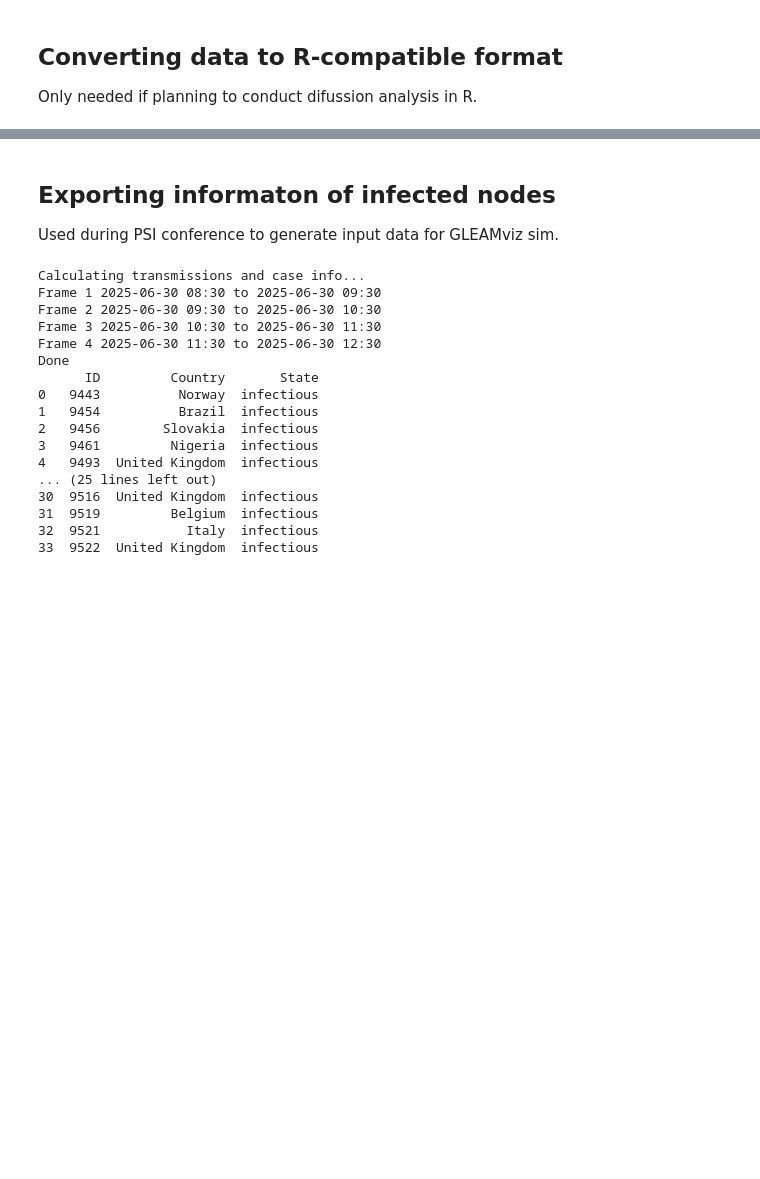
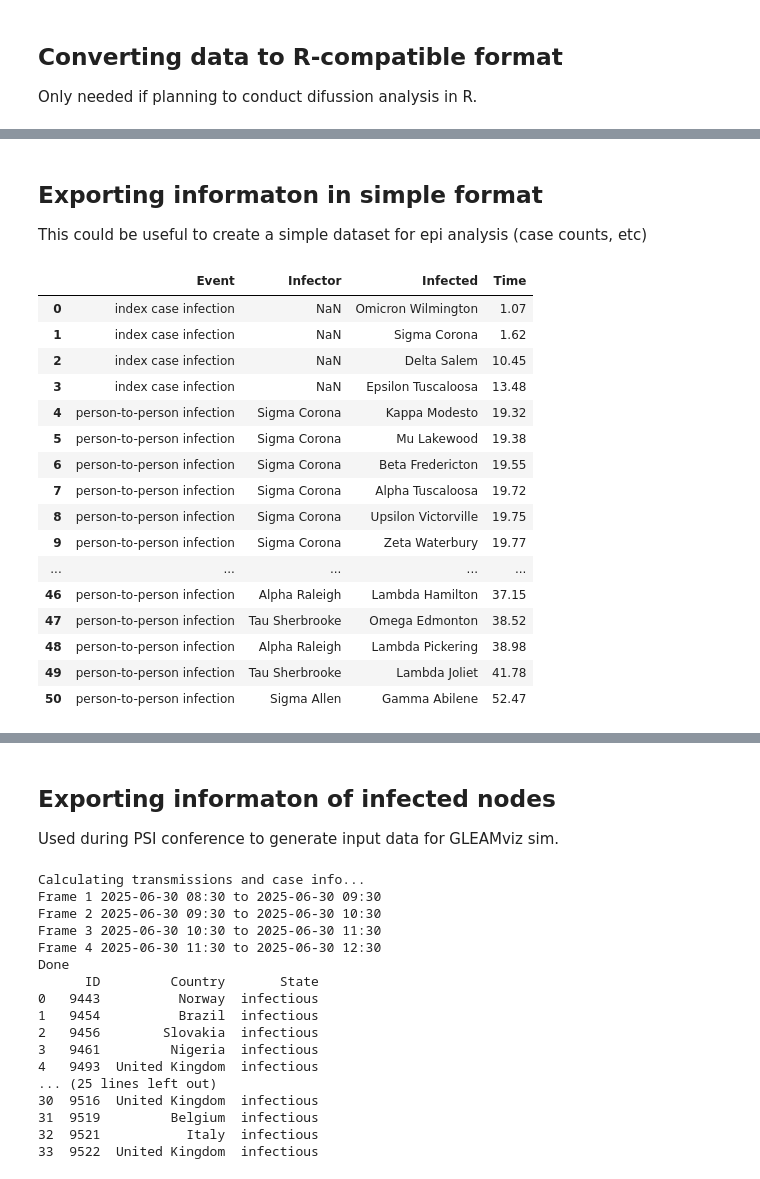
Before and after one commit to colabobio/epigames-analysis, a Jupyter notebook: 1-data-parsing.ipynb, the cells around one changed output, grey strips where cells are left out. Cells and saved outputs as stored; diff of their text form; code cells hidden in the pictures; blank space fills up the shorter version.

Commit message:
added parsing functionality to output data in simple format

```diff
--- a/1-data-parsing.ipynb
+++ b/1-data-parsing.ipynb
@@ -30,15 +31,15 @@ from utils.parsing import get_score_events, get_info_count, get_info_users, get_
 The input files from the simulation should be stored in the data folder, under a subfolder named as their corresponding ID.
 # %%
 # Dataset ID
-# 165 (WKU), 195 (PSI 2025), 200 (Murdoch 2025)
-dataset_id = 195
+# 165 (WKU), 195 (PSI 2025), 200 (Murdoch 2025), 799 (Bunbury HS)
+dataset_id = 799
 
 # Format of the dataset, options are the follow:
 # 0 - old OO simulations
 # 1 - prod OO simulations
 # 2 - research OO simulations
 # 3 - epigames
-data_format = 2
+data_format = 1
 
 # Time zone, starting and ending time
 # sim_tz = "US/Mountain"
@@ -54,9 +55,9 @@ data_format = 2
 # time0 = 'Nov 20 2023 9:00AM'
 # time1 = 'Dec 4 2023 12:00PM'
 
-sim_tz = "Europe/London"
-time0 = 'Jun 30 2025 8:30AM'
-time1 = 'Jun 30 2025 5:30PM'
+sim_tz = "America/New_York"
+time0 = 'Oct 14 2025 11:35PM'
+time1 = 'Oct 15 2025 01:05AM'
 
 # sim_tz = "Australia/Perth"
 # time0 = 'Oct 7 2025 2:35PM'
@@ -124,7 +125,8 @@ all_events = pd.read_csv(path.join(data_folder, "histories.csv"), low_memory=Fal
 
 users = all_users[all_users["sim_id"] == dataset_id]
 if data_format < 2:
-    users['random_id'] = users['id']
+    if data_format < 1:
+        users['random_id'] = users['id']
 else:
     users['random_id'] = users['random_id'].astype(str).str.zfill(4)
 
@@ -132,7 +134,12 @@ else:
 with open(path.join(data_folder, 'users.pickle'), 'wb') as f:
     pickle.dump(users, f)
 
-events = all_events[all_events["sim_id"] == dataset_id]
+if data_format == 1:
+    events = all_events
+else:
+    print('whaaa', data_format)
+    events = all_events[all_events["sim_id"] == dataset_id]
+
 events.fillna({'contact_length':0, 'peer_id':-1}, inplace=True)
 events["event_start"] = events["time"] - events["contact_length"]/1000
 events["event_start"] = events["event_start"].astype(int)
@@ -536,26 +537,26 @@ while t <= tmax:
     toa[inf_id[mask]] = frame + 1
 
     qyes = np.zeros(N)
-    users = get_info_users(score_events, "quarantine")
-    nidx = get_node_index(users, user_index, nodes0)
+    users_q = get_info_users(score_events, "quarantine")
+    nidx = get_node_index(users_q, user_index, nodes0)
     qyes[nidx] = 1
     qyes_list.append(qyes)
 
     qno = np.zeros(N)
-    users = get_info_users(score_events, "noQuarantine")
-    nidx = get_node_index(users, user_index, nodes0)
+    users_nq = get_info_users(score_events, "noQuarantine")
+    nidx = get_node_index(users_nq, user_index, nodes0)
     qno[nidx] = 1
     qno_list.append(qno)
 
     mask = np.zeros(N)
-    users = get_info_users(score_events, "shopMask")
-    nidx = get_node_index(users, user_index, nodes0)
+    users_mk = get_info_users(score_events, "shopMask")
+    nidx = get_node_index(users_mk, user_index, nodes0)
     mask[nidx] = 1
     mask_list.append(mask)
 
     med = np.zeros(N)
-    users = get_info_users(score_events, "shopMedication")
-    nidx = get_node_index(users, user_index, nodes0)
+    users_md = get_info_users(score_events, "shopMedication")
+    nidx = get_node_index(users_md, user_index, nodes0)
     med[nidx] = 1
     med_list.append(med)
 
@@ -596,3 +597,30 @@ t_all = np.repeat(np.arange(1, num_frames + 1), N)
 net_dat = pd.DataFrame({'idnum': nodes_all, 'qyes': qyes_all, 'qno': qno_all, 'mask': mask_all, 'med': med_all, 'tinf': toa_all, 'time': t_all})
 net_dat['tinf'] = net_dat['tinf'].astype('Int64')
 net_dat.to_csv(f"{data_folder}/network_data.csv", index=False)
+# %% [markdown]
+## Exporting informaton in simple format
+
+This could be useful to create a simple dataset for epi analysis (case counts, etc)
+# %%
+inf_data = get_all_infection_events(events, users, tmin, data_format)
+inf_data.to_csv(path.join(data_folder, 'list-of-infections.csv'), index=False)
+
+inf_data
+# %% [output]
+|  | Event | Infector | Infected | Time |
+| 0 | index case infection | NaN | Omicron Wilmington | 1.07 |
+| 1 | index case infection | NaN | Sigma Corona | 1.62 |
+| 2 | index case infection | NaN | Delta Salem | 10.45 |
+| 3 | index case infection | NaN | Epsilon Tuscaloosa | 13.48 |
+| 4 | person-to-person infection | Sigma Corona | Kappa Modesto | 19.32 |
+| 5 | person-to-person infection | Sigma Corona | Mu Lakewood | 19.38 |
+| 6 | person-to-person infection | Sigma Corona | Beta Fredericton | 19.55 |
+| 7 | person-to-person infection | Sigma Corona | Alpha Tuscaloosa | 19.72 |
+| 8 | person-to-person infection | Sigma Corona | Upsilon Victorville | 19.75 |
+| 9 | person-to-person infection | Sigma Corona | Zeta Waterbury | 19.77 |
+| ... | ... | ... | ... | ... |
+| 46 | person-to-person infection | Alpha Raleigh | Lambda Hamilton | 37.15 |
+| 47 | person-to-person infection | Tau Sherbrooke | Omega Edmonton | 38.52 |
+| 48 | person-to-person infection | Alpha Raleigh | Lambda Pickering | 38.98 |
+| 49 | person-to-person infection | Tau Sherbrooke | Lambda Joliet | 41.78 |
+| 50 | person-to-person infection | Sigma Allen | Gamma Abilene | 52.47 |
```
Also changed, not shown: parts of 13 cells of this notebook, 1 other file.
